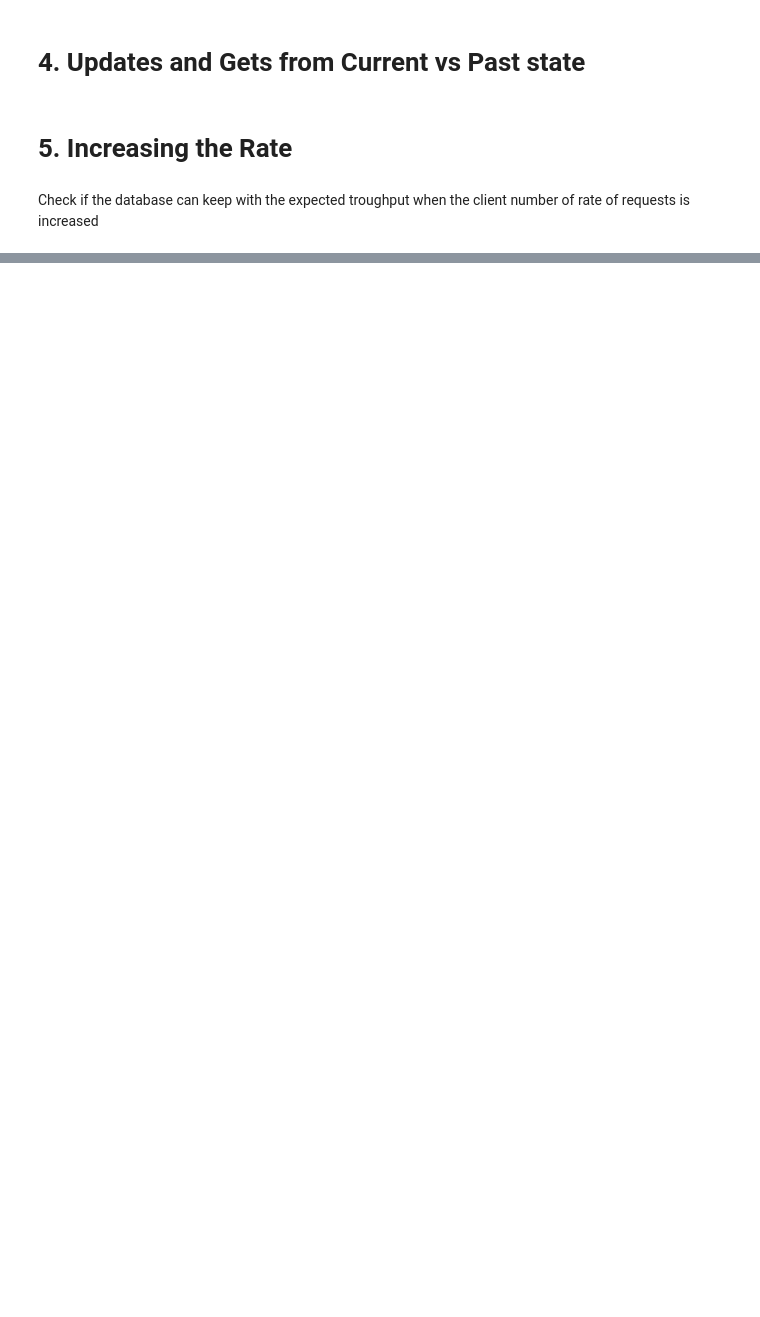
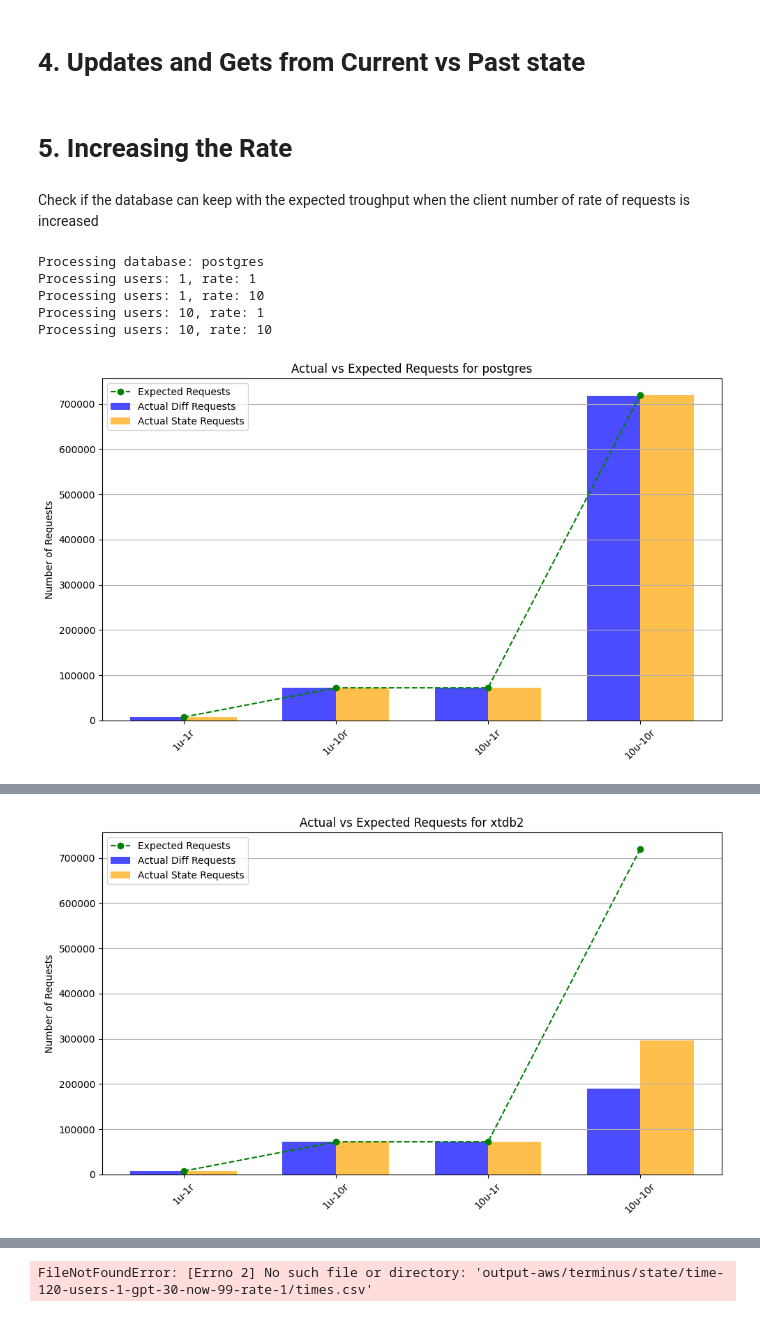
Before and after one commit to DinisSousa2003/api-kevel-mock, a Jupyter notebook: analysis.ipynb, the cells around one changed output, grey strips where cells are left out. Cells and saved outputs as stored; diff of their text form; code cells hidden in the pictures; blank space fills up the shorter version.

```diff
--- a/analysis.ipynb
+++ b/analysis.ipynb
@@ -311,7 +388,7 @@ for database in ALL_DATABASES:
     axes[0].plot(diff_get_times['minutes'], diff_get_times['avg'], label='Update GET time', color='orange', marker='x')
     axes[0].set_title('Diff Mode')
     axes[0].set_xlabel('Time elapsed (m)')
-    axes[0].set_ylabel('Time (s)')
+    axes[0].set_ylabel('Time per Request (s)')
     axes[0].legend()
     axes[0].grid(True)
 
@@ -320,6 +397,7 @@ for database in ALL_DATABASES:
     axes[1].plot(state_get_times['minutes'], state_get_times['avg'], label='State GET time', color='orange', marker='x')
     axes[1].set_title('State Mode')
     axes[1].set_xlabel('Time elapsed (m)')
+    axes[1].set_ylabel('Time per Request (s)')
     axes[1].legend()
     axes[1].grid(True)
 
@@ -405,3 +486,78 @@ Processing database: xtdb2
 # 5. Increasing the Rate
 # %% [markdown]
 Check if the database can keep with the expected troughput when the client number of rate of requests is increased
+# %%
+#Make a barplot for all databases, with the actual number of requests in the last minute (PUT + GET). Add a control line with the expected number of requests (users * rate * time)
+
+boxes_all = []
+for database in ALL_DATABASES:
+    print(f"Processing database: {database}")
+
+    labels = []
+    actual_requests = []
+    expected_requests = []
+
+    for users in USERS:
+        for rate in RATE:
+
+            print(f"Processing users: {users}, rate: {rate}")
+
+            diff_path = make_path(database, "diff", TIME, GPT, NOW, users, rate)
+            state_path = make_path(database, "state", TIME, GPT, NOW, users, rate)
+
+            diff_times = load_time_data(diff_path)
+            state_times = load_time_data(state_path)
+
+            diff_filtered = get_latest_data(diff_times)
+            state_filtered = get_latest_data(state_times)
+
+            diff_put = diff_filtered[diff_filtered['label'] == 'ALL PUT']['count'].values[0]
+            diff_get = diff_filtered[diff_filtered['label'] == 'ALL GET']['count'].values[0]
+            state_put = state_filtered[state_filtered['label'] == 'ALL PUT']['count'].values[0]
+            state_get = state_filtered[state_filtered['label'] == 'ALL GET']['count'].values[0]
+
+            total_diff = diff_put + diff_get
+            total_state = state_put + state_get
+            expected = users * rate * TIME * 60
+
+            labels.append((f"{users}u-{rate}r"))
+            actual_requests.append((total_diff, total_state))
+            expected_requests.append((expected, expected))
+
+
+    # Plotting per-database
+    fig, ax = plt.subplots(figsize=(10, 6))
+    bar_width = 0.35
+    x = range(len(labels))
+
+    # Bar positions
+    bar1_x = [i for i in x]
+    bar2_x = [i + bar_width for i in x]
+
+    # Plot bars
+    ax.bar(bar1_x, [req[0] for req in actual_requests], width=bar_width, label='Actual Diff Requests', color='blue', alpha=0.7)
+    ax.bar(bar2_x, [req[1] for req in actual_requests], width=bar_width, label='Actual State Requests', color='orange', alpha=0.7)
+
+    # Expected line plotted between bars
+    midpoints = [i + bar_width / 2 for i in x]
+    ax.plot(midpoints, [req[0] for req in expected_requests], label='Expected Requests', color='green', linestyle='--', marker='o')
+
+    # X-axis labels
+    ax.set_xticks(midpoints)
+    ax.set_xticklabels(labels, rotation=45)
+
+    # Labels and title
+    ax.set_ylabel('Number of Requests')
+    ax.set_title(f'Actual vs Expected Requests for {database}')
+    ax.legend()
+    ax.grid(axis='y')
+
+    plt.tight_layout()
+    plt.show()
+# %% [output]
+Processing database: postgres
+Processing users: 1, rate: 1
+Processing users: 1, rate: 10
+Processing users: 10, rate: 1
+Processing users: 10, rate: 10
+[figure, added]
@@ -407,0 +569 @@ Check if the database can keep with the expected troughput when the client numbe
+[figure, added]
@@ -407,0 +572 @@ Check if the database can keep with the expected troughput when the client numbe
+FileNotFoundError: [Errno 2] No such file or directory: 'output-aws/terminus/state/time-120-users-1-gpt-30-now-99-rate-1/times.csv'
```
Also changed, not shown: parts of 10 cells of this notebook, 18 other files.
